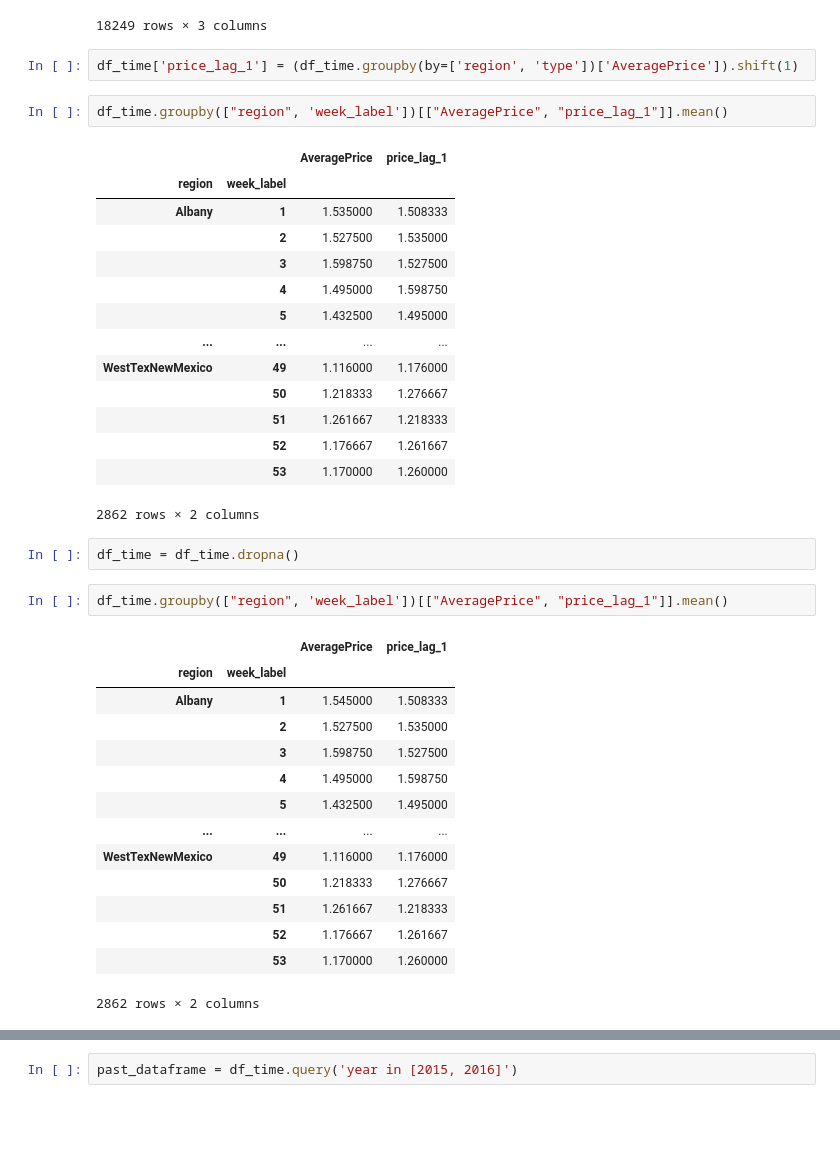
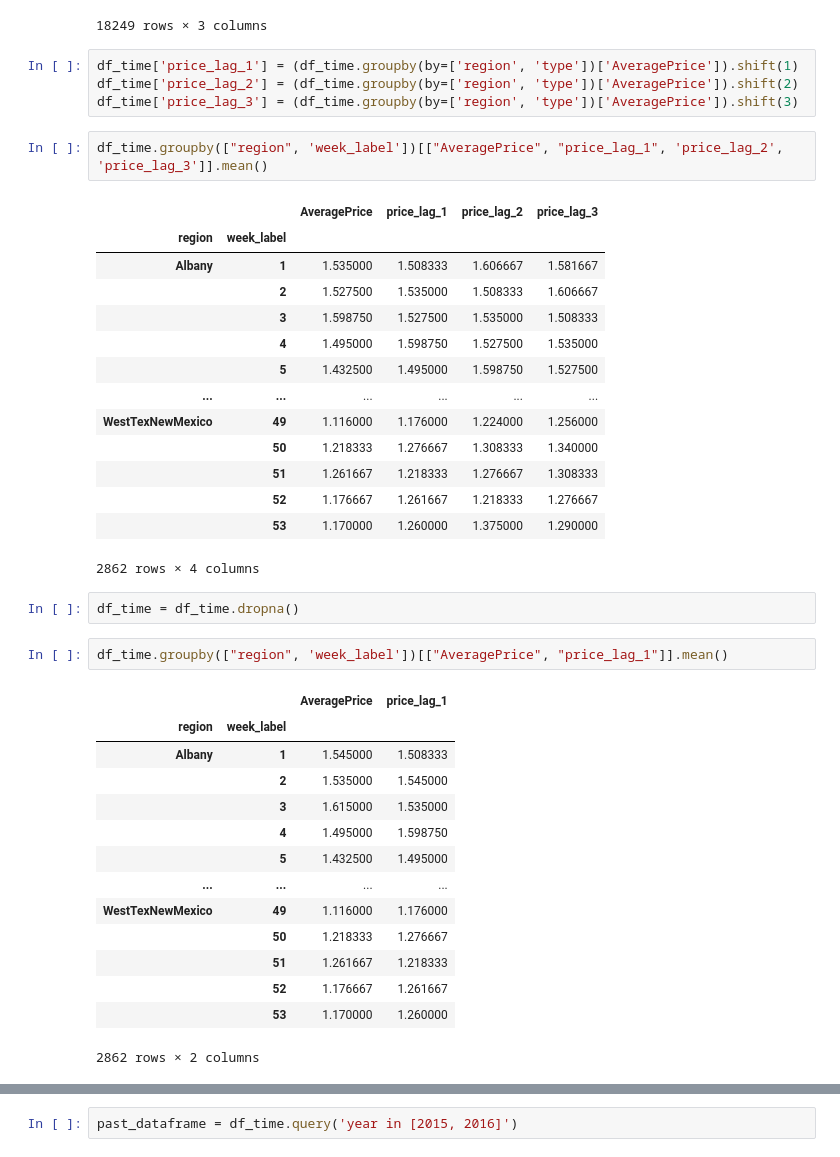
Before and after one commit to dip051030/full-EDA-and-model-training-on-avacado-dataset, a Jupyter notebook: avacado.ipynb, the cells around one changed output, grey strips where cells are left out. Drawn from its saved outputs; the diff is of its cells as text; blank space fills up the shorter version.

Commit message:
time series analysis is confusing.

```diff
--- a/avacado.ipynb
+++ b/avacado.ipynb
@@ -552,23 +552,25 @@ df_time[['region', 'Date', 'AveragePrice']]
 18249 rows × 3 columns
 # %%
 df_time['price_lag_1'] = (df_time.groupby(by=['region', 'type'])['AveragePrice']).shift(1)
+df_time['price_lag_2'] = (df_time.groupby(by=['region', 'type'])['AveragePrice']).shift(2)
+df_time['price_lag_3'] = (df_time.groupby(by=['region', 'type'])['AveragePrice']).shift(3)
 # %%
-df_time.groupby(["region", 'week_label'])[["AveragePrice", "price_lag_1"]].mean()
+df_time.groupby(["region", 'week_label'])[["AveragePrice", "price_lag_1", 'price_lag_2', 'price_lag_3']].mean()
 # %% [output]
-|  |  | AveragePrice | price_lag_1 |
-| region | week_label |  |  |
-| Albany | 1 | 1.535000 | 1.508333 |
-|  | 2 | 1.527500 | 1.535000 |
-|  | 3 | 1.598750 | 1.527500 |
-|  | 4 | 1.495000 | 1.598750 |
-|  | 5 | 1.432500 | 1.495000 |
-| ... | ... | ... | ... |
-| WestTexNewMexico | 49 | 1.116000 | 1.176000 |
-|  | 50 | 1.218333 | 1.276667 |
-|  | 51 | 1.261667 | 1.218333 |
-|  | 52 | 1.176667 | 1.261667 |
-|  | 53 | 1.170000 | 1.260000 |
+|  |  | AveragePrice | price_lag_1 | price_lag_2 | price_lag_3 |
+| region | week_label |  |  |  |  |
+| Albany | 1 | 1.535000 | 1.508333 | 1.606667 | 1.581667 |
+|  | 2 | 1.527500 | 1.535000 | 1.508333 | 1.606667 |
+|  | 3 | 1.598750 | 1.527500 | 1.535000 | 1.508333 |
+|  | 4 | 1.495000 | 1.598750 | 1.527500 | 1.535000 |
+|  | 5 | 1.432500 | 1.495000 | 1.598750 | 1.527500 |
+| ... | ... | ... | ... | ... | ... |
+| WestTexNewMexico | 49 | 1.116000 | 1.176000 | 1.224000 | 1.256000 |
+|  | 50 | 1.218333 | 1.276667 | 1.308333 | 1.340000 |
+|  | 51 | 1.261667 | 1.218333 | 1.276667 | 1.308333 |
+|  | 52 | 1.176667 | 1.261667 | 1.218333 | 1.276667 |
+|  | 53 | 1.170000 | 1.260000 | 1.375000 | 1.290000 |
-2862 rows × 2 columns
+2862 rows × 4 columns
 # %%
 df_time = df_time.dropna()
 # %%
@@ -577,8 +579,8 @@ df_time.groupby(["region", 'week_label'])[["AveragePrice", "price_lag_1"]].mean(
 |  |  | AveragePrice | price_lag_1 |
 | region | week_label |  |  |
 | Albany | 1 | 1.545000 | 1.508333 |
-|  | 2 | 1.527500 | 1.535000 |
-|  | 3 | 1.598750 | 1.527500 |
+|  | 2 | 1.535000 | 1.545000 |
+|  | 3 | 1.615000 | 1.535000 |
 |  | 4 | 1.495000 | 1.598750 |
 |  | 5 | 1.432500 | 1.495000 |
 | ... | ... | ... | ... |
```
Also changed, not shown: parts of 43 cells of this notebook.
